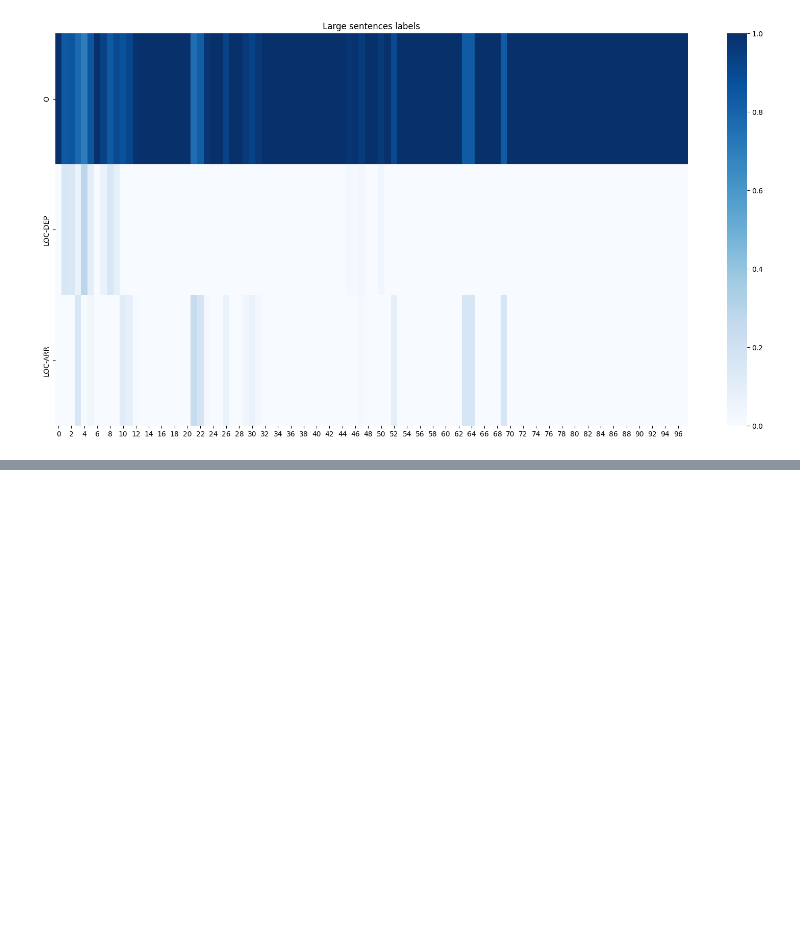
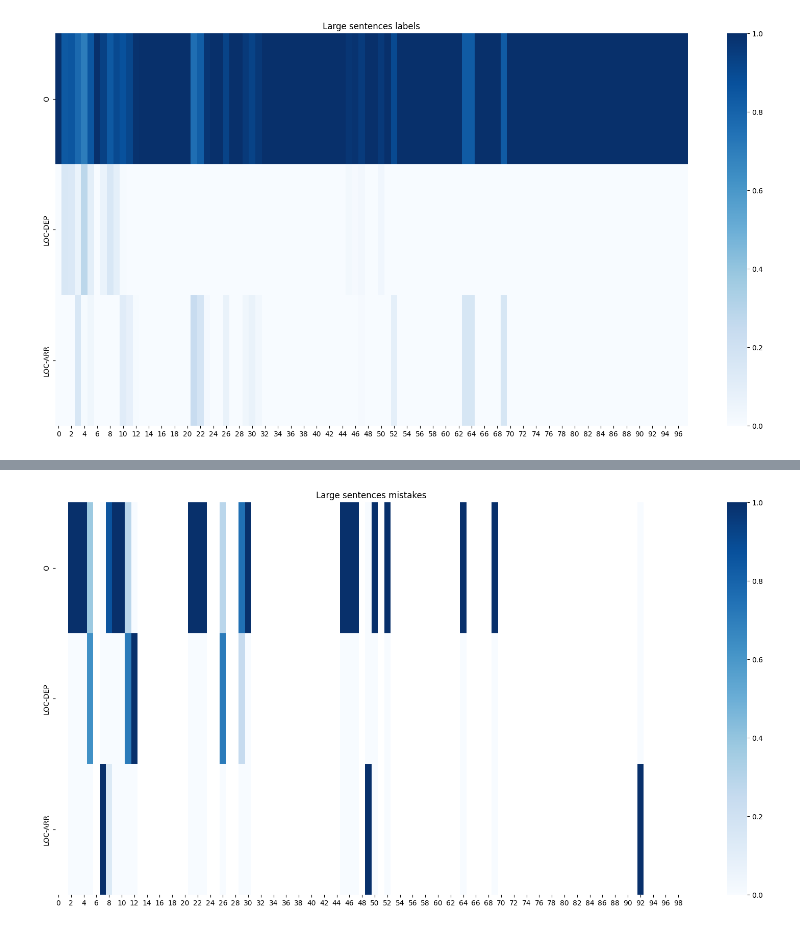
Before and after one commit to lucas066001/TravelOrderResolver, a Jupyter notebook: deepl_ner.ipynb, the cells around one changed output, grey strips where cells are left out. Saved outputs shown, nothing was run; the diff lists cells and outputs as text; code cells hidden in the pictures; blank space fills up the shorter version.

```diff
--- a/deepl_ner.ipynb
+++ b/deepl_ner.ipynb
@@ -847,0 +859,9 @@ label_pos_freq_in_sentences(
+# %%
+label_pos_freq_in_sentences(
+    get_mistakes_positions(blstm_eval_large_predictions, padded_eval_large_labels),
+    unique_labels,
+    title="Large sentences mistakes",
+    skip_zero_positions=False,
+)
+# %% [output]
+[figure, added]
```
Also changed, not shown: parts of 4 cells of this notebook.
